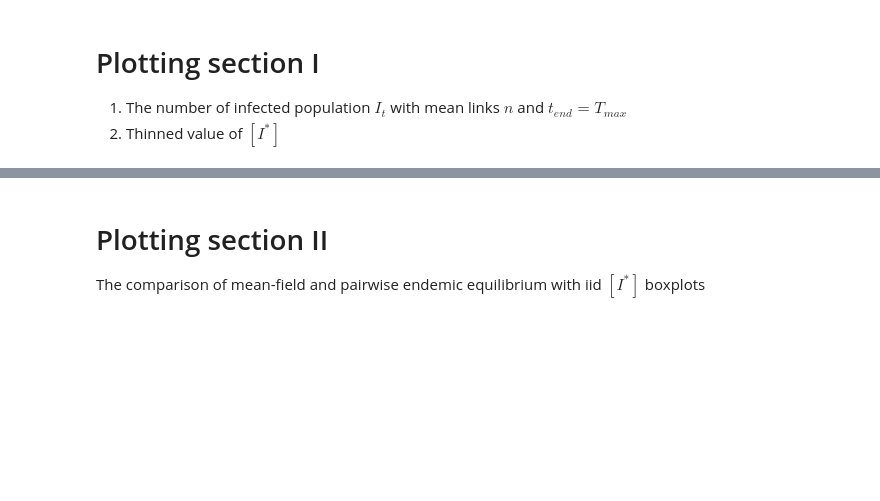
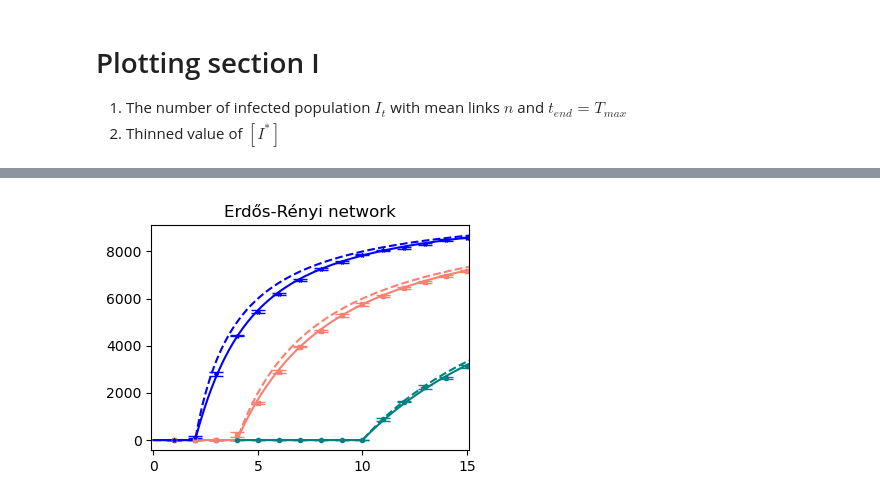
Before and after one commit to thatchai-b/article-trade-off-infs-social-interacts, a Jupyter notebook: Figure_1_meanfield-pairwise-comparison.ipynb, the cells around one changed output, grey strips where cells are left out. Saved outputs shown, nothing was run; the diff lists cells and outputs as text; code cells hidden in the pictures; blank space fills up the shorter version.

```diff
--- a/Figure_1_meanfield-pairwise-comparison.ipynb
+++ b/Figure_1_meanfield-pairwise-comparison.ipynb
@@ -216,3 +187,23 @@ fig3.tight_layout()
-# %% [markdown]
-# Plotting section II
-The comparison of mean-field and pairwise endemic equilibrium with iid $[I^*]$ boxplots
+# %%
+fig_ER, axs_ER = plt.subplots(1, 1, figsize=(4, 3), sharey=True)
+axs_ER.set_title(r'Erdős-Rényi network')
+axs_ER.set_xlim(-0.1, maxmeanlink+.1)
+axs_ER.set_xticks(np.arange(0, maxmeanlink+1, 5))
+
+colour_set = ['teal', 'salmon', 'blue']
+#colour_set = ['palegreen', '#fc3468', '#107dac', '#c68642', '#800080']
+
+linewidth_arr = [1, 2, 4]
+
+for tau_index in np.arange(len(tau_arr)):
+    for n_index in np.arange(len(nrange_int)):
+        axs_ER.errorbar(n_index+1, np.mean(dataI_ER[tau_index][n_index]), yerr=np.std(dataI_ER[tau_index][n_index]),
+                         color=colour_set[tau_index], fmt=marker_arr[tau_index], linestyle='-', markersize=3, capsize=5)
+    Istar_mf = Istar_MF(N, nrange_xaxis*tau_arr[tau_index], gamma)
+    axs_ER.plot(nrange_xaxis, Istar_mf, colour_set[tau_index], linestyle='--', label=r'Mean-field, $\tau$='+str(tau_arr[tau_index]))
+    Istar_pos_ER   = Istar_PW(N, nrange_xaxis, tau_arr[tau_index], gamma, 1)
+    axs_ER.plot(nrange_xaxis, Istar_pos_ER,   colour_set[tau_index], linestyle='-', label=r'Pairwise')
+
+fig_ER.tight_layout()
+# %% [output]
+[figure, added]
```
Also changed, not shown: parts of 14 cells of this notebook.
